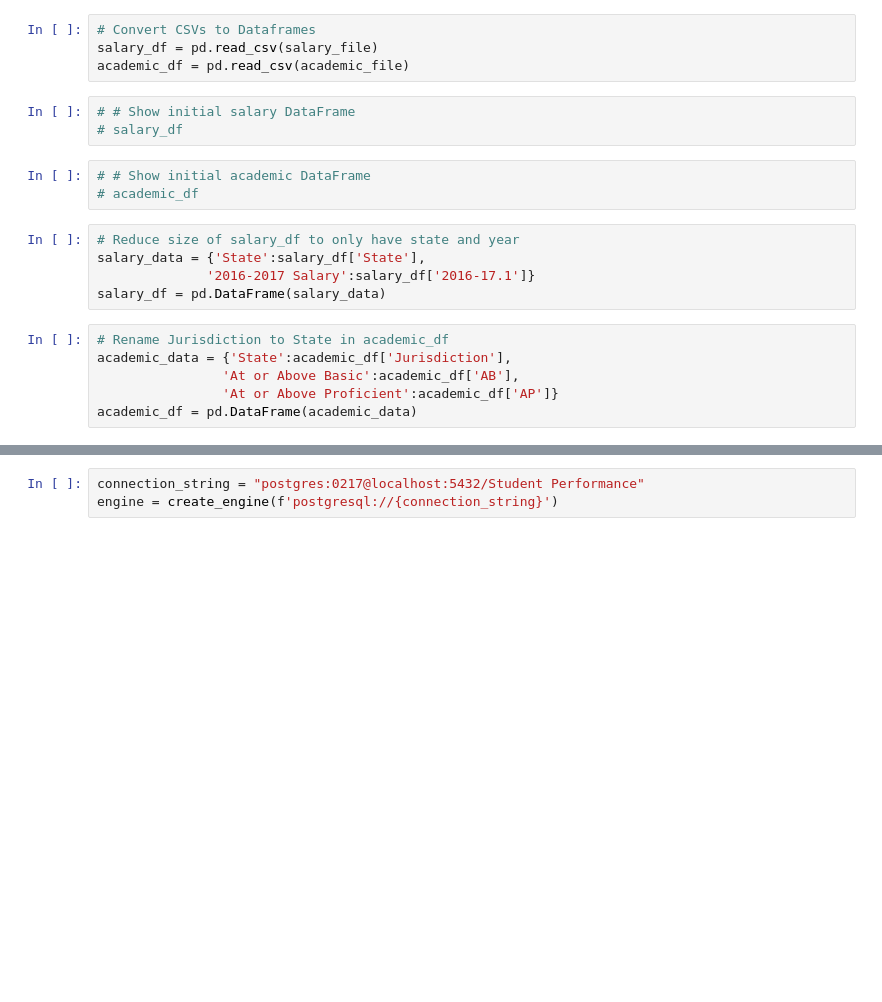
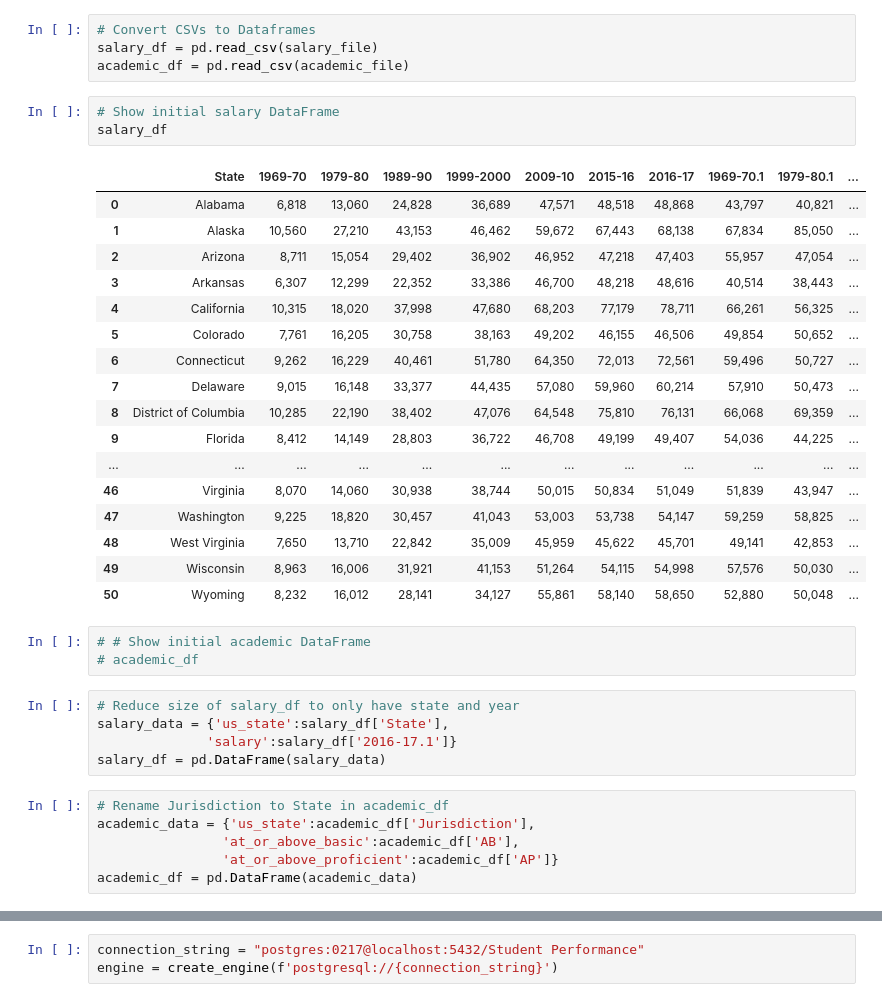
Before and after one commit to nathanprows77/ETL-group-project, a Jupyter notebook: Student Performance vs Salary.ipynb, the cells around one changed output, grey strips where cells are left out. Cells and saved outputs as stored; diff of their text form; blank space fills up the shorter version.

```diff
--- a/Student Performance vs Salary.ipynb
+++ b/Student Performance vs Salary.ipynb
@@ -11,21 +11,39 @@ academic_file = "./resources/academic-performance-2017.csv"
 salary_df = pd.read_csv(salary_file)
 academic_df = pd.read_csv(academic_file)
 # %%
-# # Show initial salary DataFrame
-# salary_df
+# Show initial salary DataFrame
+salary_df
+# %% [output]
+|  | State | 1969-70 | 1979-80 | 1989-90 | 1999-2000 | 2009-10 | 2015-16 | 2016-17 | 1969-70.1 | 1979-80.1 | ... |
+| 0 | Alabama | 6,818 | 13,060 | 24,828 | 36,689 | 47,571 | 48,518 | 48,868 | 43,797 | 40,821 | ... |
+| 1 | Alaska | 10,560 | 27,210 | 43,153 | 46,462 | 59,672 | 67,443 | 68,138 | 67,834 | 85,050 | ... |
+| 2 | Arizona | 8,711 | 15,054 | 29,402 | 36,902 | 46,952 | 47,218 | 47,403 | 55,957 | 47,054 | ... |
+| 3 | Arkansas | 6,307 | 12,299 | 22,352 | 33,386 | 46,700 | 48,218 | 48,616 | 40,514 | 38,443 | ... |
+| 4 | California | 10,315 | 18,020 | 37,998 | 47,680 | 68,203 | 77,179 | 78,711 | 66,261 | 56,325 | ... |
+| 5 | Colorado | 7,761 | 16,205 | 30,758 | 38,163 | 49,202 | 46,155 | 46,506 | 49,854 | 50,652 | ... |
+| 6 | Connecticut | 9,262 | 16,229 | 40,461 | 51,780 | 64,350 | 72,013 | 72,561 | 59,496 | 50,727 | ... |
+| 7 | Delaware | 9,015 | 16,148 | 33,377 | 44,435 | 57,080 | 59,960 | 60,214 | 57,910 | 50,473 | ... |
+| 8 | District of Columbia | 10,285 | 22,190 | 38,402 | 47,076 | 64,548 | 75,810 | 76,131 | 66,068 | 69,359 | ... |
+| 9 | Florida | 8,412 | 14,149 | 28,803 | 36,722 | 46,708 | 49,199 | 49,407 | 54,036 | 44,225 | ... |
+| ... | ... | ... | ... | ... | ... | ... | ... | ... | ... | ... | ... |
+| 46 | Virginia | 8,070 | 14,060 | 30,938 | 38,744 | 50,015 | 50,834 | 51,049 | 51,839 | 43,947 | ... |
+| 47 | Washington | 9,225 | 18,820 | 30,457 | 41,043 | 53,003 | 53,738 | 54,147 | 59,259 | 58,825 | ... |
+| 48 | West Virginia | 7,650 | 13,710 | 22,842 | 35,009 | 45,959 | 45,622 | 45,701 | 49,141 | 42,853 | ... |
+| 49 | Wisconsin | 8,963 | 16,006 | 31,921 | 41,153 | 51,264 | 54,115 | 54,998 | 57,576 | 50,030 | ... |
+| 50 | Wyoming | 8,232 | 16,012 | 28,141 | 34,127 | 55,861 | 58,140 | 58,650 | 52,880 | 50,048 | ... |
 # %%
 # # Show initial academic DataFrame
 # academic_df
 # %%
 # Reduce size of salary_df to only have state and year
-salary_data = {'State':salary_df['State'],
-              '2016-2017 Salary':salary_df['2016-17.1']}
+salary_data = {'us_state':salary_df['State'],
+              'salary':salary_df['2016-17.1']}
 salary_df = pd.DataFrame(salary_data)
 # %%
 # Rename Jurisdiction to State in academic_df
-academic_data = {'State':academic_df['Jurisdiction'],
-                'At or Above Basic':academic_df['AB'],
-                'At or Above Proficient':academic_df['AP']}
+academic_data = {'us_state':academic_df['Jurisdiction'],
+                'at_or_above_basic':academic_df['AB'],
+                'at_or_above_proficient':academic_df['AP']}
 academic_df = pd.DataFrame(academic_data)
 # %%
 # Show salary_df after updates
```
Also changed, not shown: parts of 6 cells of this notebook, 1 other file.
